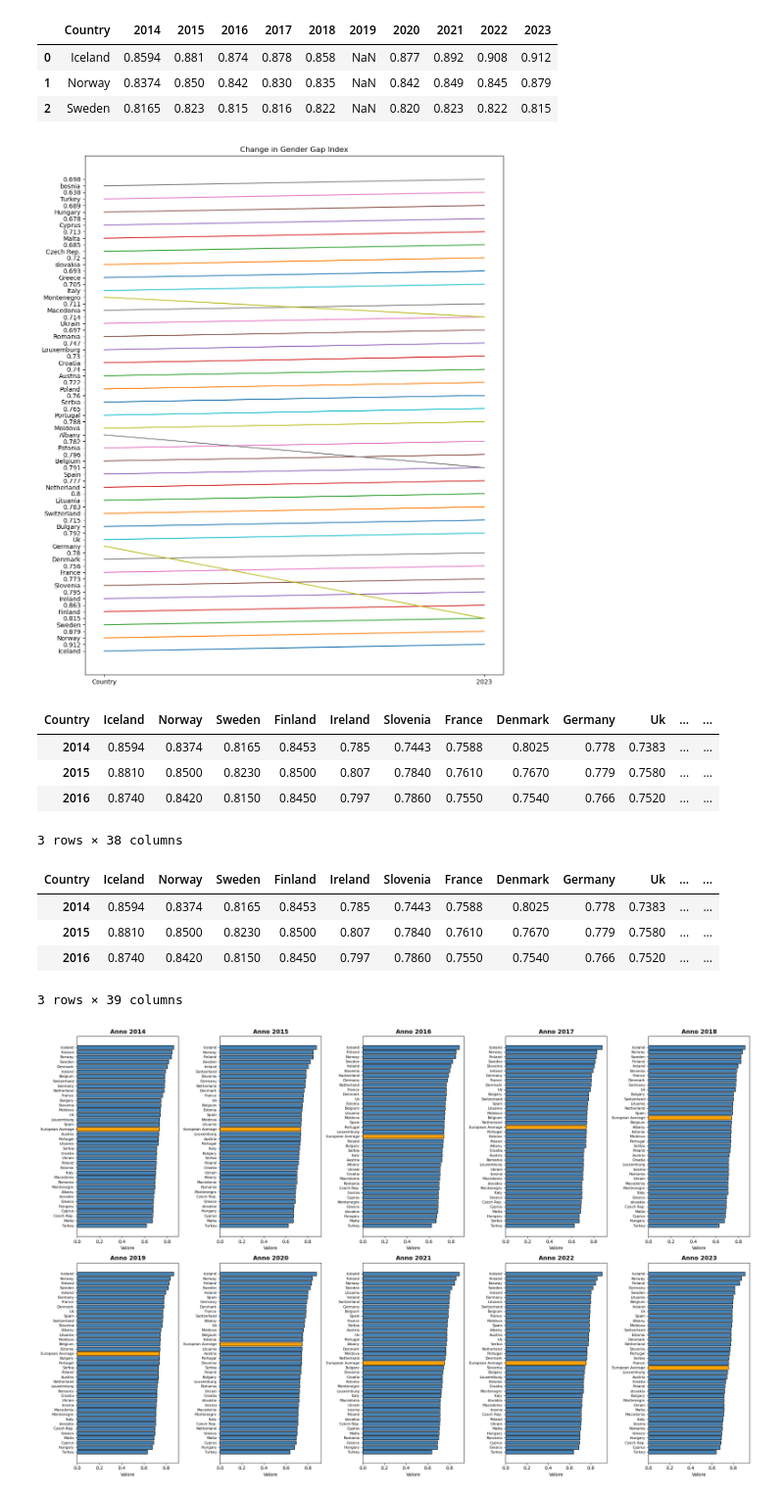
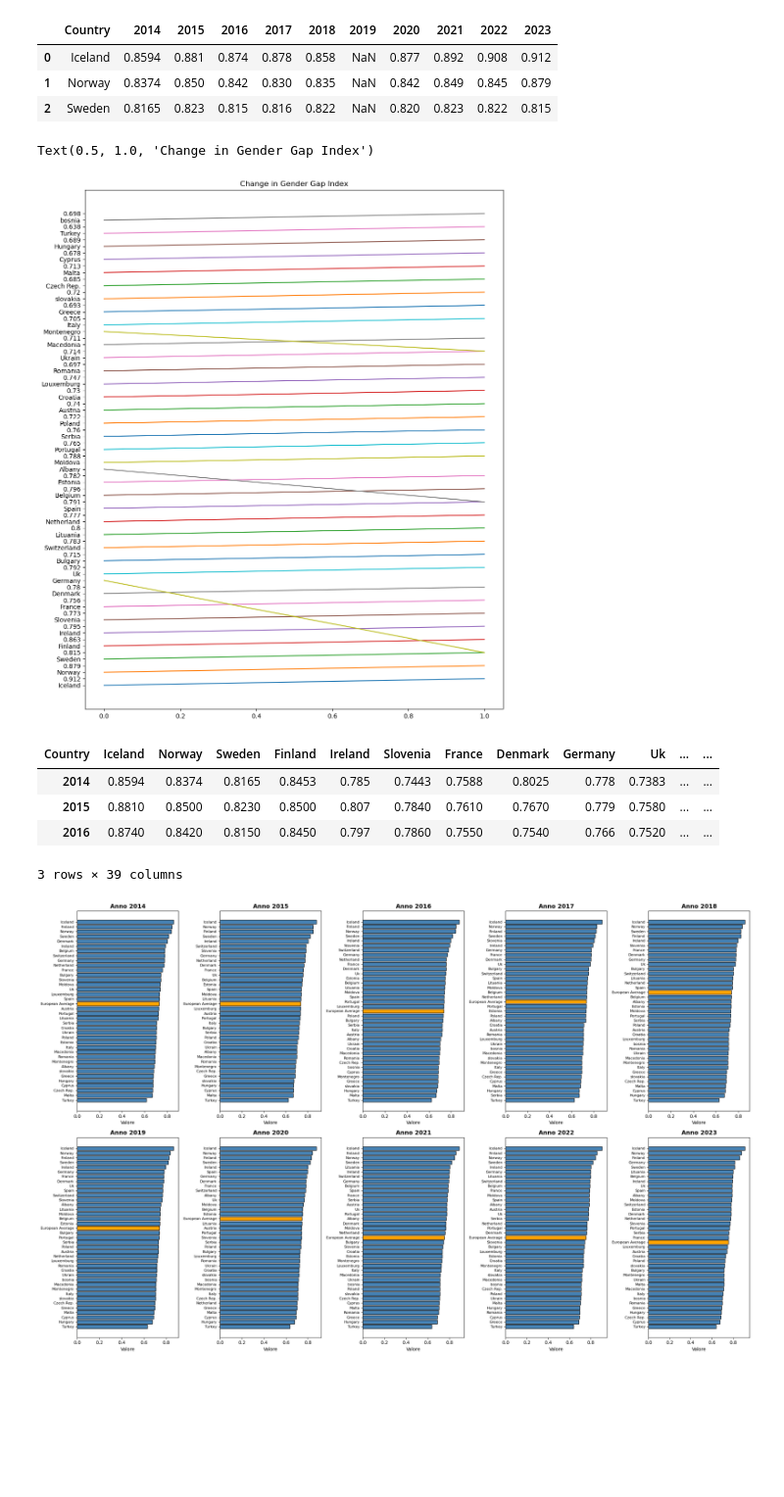
Before and after one commit to giuliodamico/Gender-Inequality-Index-vs-Female-jail-population, a Jupyter notebook: notebooks/Gender_index_graph.ipynb, the cells around one changed output. Shown at 98% size. Saved outputs shown, nothing was run; the diff lists cells and outputs as text; code cells hidden in the pictures; blank space fills up the shorter version.

Commit message:
gender graph 2.0

```diff
--- a/notebooks/Gender_index_graph.ipynb
+++ b/notebooks/Gender_index_graph.ipynb
@@ -6,7 +6,7 @@ import pandas as pd
 from pathlib import Path
 import seaborn as sns
 
-gender_path = Path('2014-2023_Index_World_economic_forum.xlsx')
+gender_path = Path('/Users/giuliodamico/Documents/GitHub/Gender-Inequality-Index-vs-Female-jail-population/data/Gender index data/2014-2023_Index_World_economic_forum.xlsx')
 gender_data = pd.read_excel(gender_path)
 gender_data.head(3)
 # %% [output]
@@ -28,37 +40,26 @@ years = gender_data.index
 # %%
-start = gender_data.columns[0]
-end = gender_data.columns[-1]
-
 plt.figure(figsize=(12,15))
 
 for country in gender_data.index:
     plt.plot([0,1], [gender_data.loc[country, start], gender_data.loc[country, end]])
 
-plt.xticks([0,1], [start, end])
 plt.title("Change in Gender Gap Index")
-plt.show()
 # %% [output]
+Text(0.5, 1.0, 'Change in Gender Gap Index')
-[figure, old version]
+[figure, new version]
 # %%
 #remove index column on x axis and transpose the data frame to have years as columns and countries as rows
 gender_data = gender_data.set_index('Country').T
+
+# Add a column with the European average for each year
+gender_data['European Average'] = gender_data.mean(axis=1)
 gender_data.head(3)
 # %% [output]
 | Country | Iceland | Norway | Sweden | Finland | Ireland | Slovenia | France | Denmark | Germany | Uk | ... | ... |
 | 2014 | 0.8594 | 0.8374 | 0.8165 | 0.8453 | 0.785 | 0.7443 | 0.7588 | 0.8025 | 0.778 | 0.7383 | ... | ... |
 | 2015 | 0.8810 | 0.8500 | 0.8230 | 0.8500 | 0.807 | 0.7840 | 0.7610 | 0.7670 | 0.779 | 0.7580 | ... | ... |
 | 2016 | 0.8740 | 0.8420 | 0.8150 | 0.8450 | 0.797 | 0.7860 | 0.7550 | 0.7540 | 0.766 | 0.7520 | ... | ... |
-3 rows × 38 columns
+3 rows × 39 columns
-# %%
-# Add a column with the European average for each year
-gender_data['European Average'] = gender_data.mean(axis=1)
-gender_data.head(3)
-# %% [output]
-| Country | Iceland | Norway | Sweden | Finland | Ireland | Slovenia | France | Denmark | Germany | Uk | ... | ... |
-| 2014 | 0.8594 | 0.8374 | 0.8165 | 0.8453 | 0.785 | 0.7443 | 0.7588 | 0.8025 | 0.778 | 0.7383 | ... | ... |
-| 2015 | 0.8810 | 0.8500 | 0.8230 | 0.8500 | 0.807 | 0.7840 | 0.7610 | 0.7670 | 0.779 | 0.7580 | ... | ... |
-| 2016 | 0.8740 | 0.8420 | 0.8150 | 0.8450 | 0.797 | 0.7860 | 0.7550 | 0.7540 | 0.766 | 0.7520 | ... | ... |
-3 rows × 39 columns
 # %%
 fig, axes = plt.subplots(2, 5, figsize=(22, 14))
 axes = axes.flatten()
```
Also changed, not shown: parts of 9 cells of this notebook.
